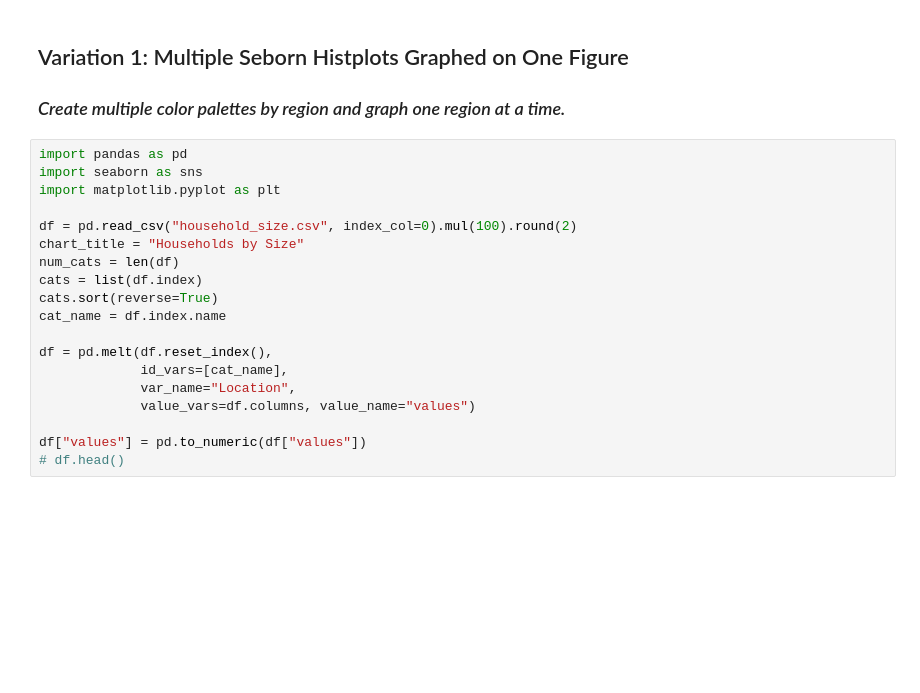
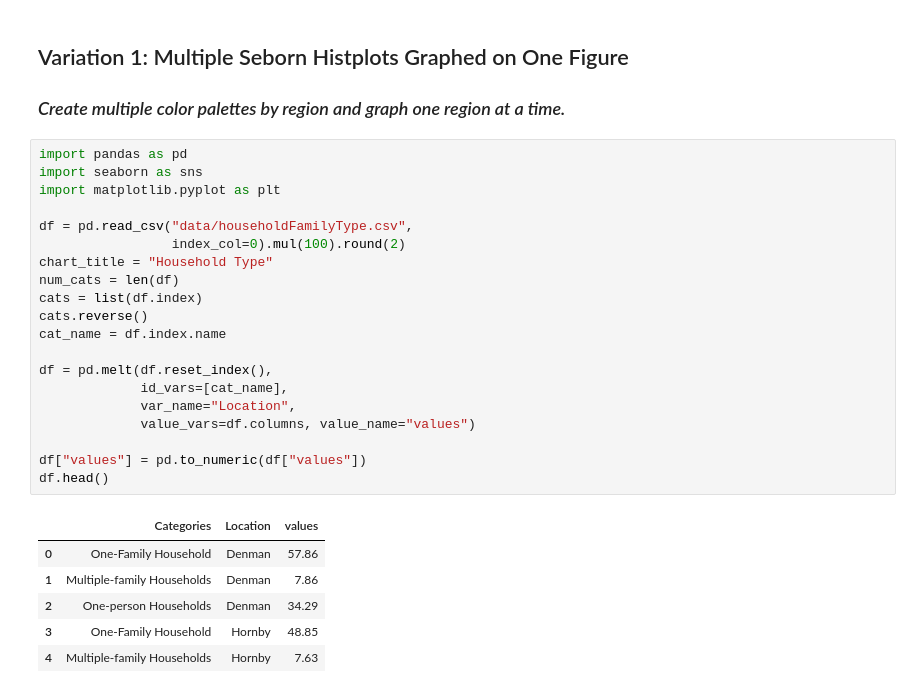
Before and after one commit to gelbelle/Graphing, a Jupyter notebook: stacked_charts.ipynb, the cells around one changed output. Cells and saved outputs as stored; diff of their text form; blank space fills up the shorter version.

```diff
--- a/stacked_charts.ipynb
+++ b/stacked_charts.ipynb
@@ -5,22 +5,30 @@
 # %%
 import pandas as pd
 import seaborn as sns
 import matplotlib.pyplot as plt
 
-df = pd.read_csv("household_size.csv", index_col=0).mul(100).round(2)
-chart_title = "Households by Size"
+df = pd.read_csv("data/householdFamilyType.csv",
+                 index_col=0).mul(100).round(2)
+chart_title = "Household Type"
 num_cats = len(df)
 cats = list(df.index)
-cats.sort(reverse=True)
+cats.reverse()
 cat_name = df.index.name
 
 df = pd.melt(df.reset_index(),
              id_vars=[cat_name],
              var_name="Location",
              value_vars=df.columns, value_name="values")
 
 df["values"] = pd.to_numeric(df["values"])
-# df.head()
+df.head()
+# %% [output]
+|  | Categories | Location | values |
+| 0 | One-Family Household | Denman | 57.86 |
+| 1 | Multiple-family Households | Denman | 7.86 |
+| 2 | One-person Households | Denman | 34.29 |
+| 3 | One-Family Household | Hornby | 48.85 |
+| 4 | Multiple-family Households | Hornby | 7.63 |
 # %%
 # Set Seaborn plot style: white in the background, no grid lines
 sns.set_theme(style="white")
```
Also changed, not shown: parts of 3 cells of this notebook, 26 other files.
